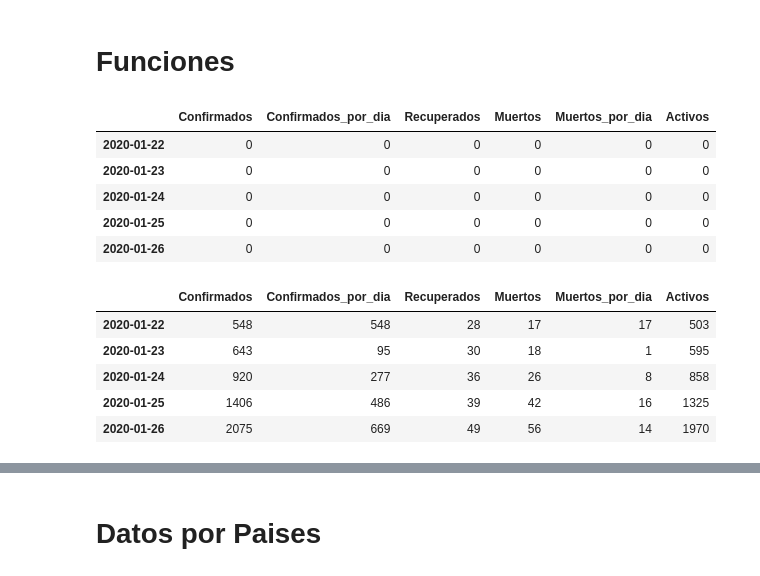
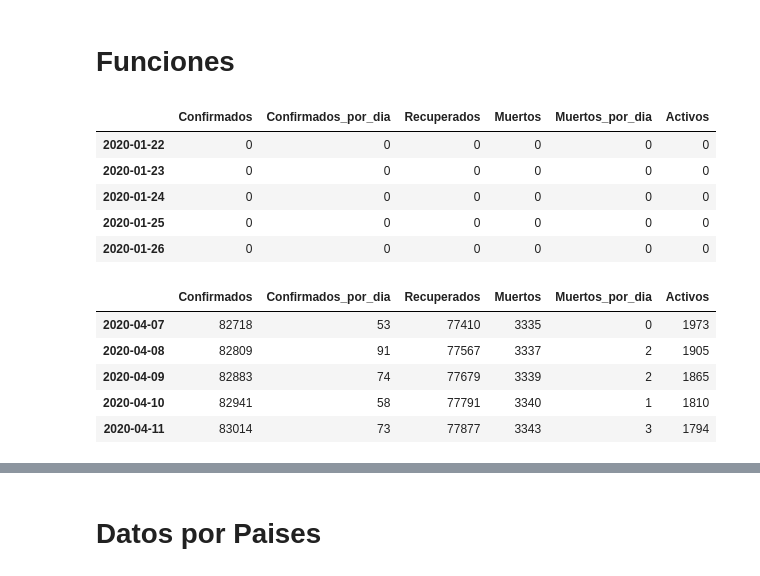
Before and after one commit to edavidfs/covid19-graph, a Jupyter notebook: Covid19-graph.ipynb, the cells around one changed output, grey strips where cells are left out. Saved outputs shown, nothing was run; the diff lists cells and outputs as text; code cells hidden in the pictures.

```diff
--- a/Covid19-graph.ipynb
+++ b/Covid19-graph.ipynb
@@ -126,35 +133,35 @@ def data_for_country(country):
 # %%
 
 
 spain_df = data_for_country('Spain')
 italia_df = data_for_country('Italy')
 china_df = data_for_country('China')
 germany_df = data_for_country('Germany')
 francia_df = data_for_country('France')
 eeuu_df = data_for_country('US')
 uk_df = data_for_country('United Kingdom')
 argentina_df = data_for_country('Argentina')
 peru_df =  data_for_country('Peru')
 mexico_df = data_for_country('Mexico')
 colombia_df = data_for_country('Colombia')
 cuba_df = data_for_country('Cuba')
 chile_df = data_for_country('Chile')
 
 display(spain_df.head())
-display(china_df.head())
+display(china_df.tail())
 # %% [output]
 |  | Confirmados | Confirmados_por_dia | Recuperados | Muertos | Muertos_por_dia | Activos |
 | 2020-01-22 | 0 | 0 | 0 | 0 | 0 | 0 |
 | 2020-01-23 | 0 | 0 | 0 | 0 | 0 | 0 |
 | 2020-01-24 | 0 | 0 | 0 | 0 | 0 | 0 |
 | 2020-01-25 | 0 | 0 | 0 | 0 | 0 | 0 |
 | 2020-01-26 | 0 | 0 | 0 | 0 | 0 | 0 |
 |  | Confirmados | Confirmados_por_dia | Recuperados | Muertos | Muertos_por_dia | Activos |
-| 2020-01-22 | 548 | 548 | 28 | 17 | 17 | 503 |
-| 2020-01-23 | 643 | 95 | 30 | 18 | 1 | 595 |
-| 2020-01-24 | 920 | 277 | 36 | 26 | 8 | 858 |
-| 2020-01-25 | 1406 | 486 | 39 | 42 | 16 | 1325 |
-| 2020-01-26 | 2075 | 669 | 49 | 56 | 14 | 1970 |
+| 2020-04-07 | 82718 | 53 | 77410 | 3335 | 0 | 1973 |
+| 2020-04-08 | 82809 | 91 | 77567 | 3337 | 2 | 1905 |
+| 2020-04-09 | 82883 | 74 | 77679 | 3339 | 2 | 1865 |
+| 2020-04-10 | 82941 | 58 | 77791 | 3340 | 1 | 1810 |
+| 2020-04-11 | 83014 | 73 | 77877 | 3343 | 3 | 1794 |
 # %%
 
 def generate_info_text(country_df):
```
Also changed, not shown: parts of 7 cells of this notebook, 20 other files.
